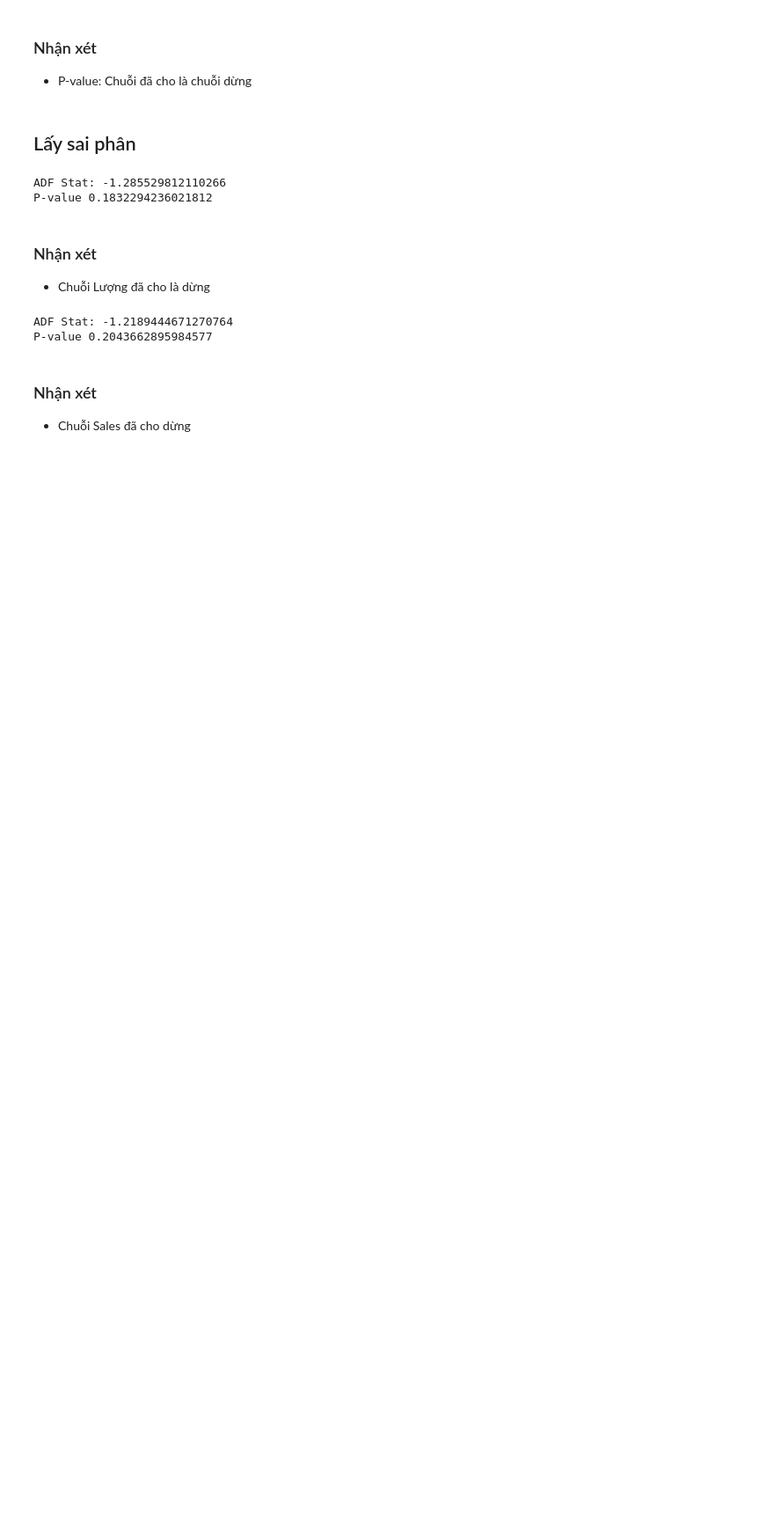
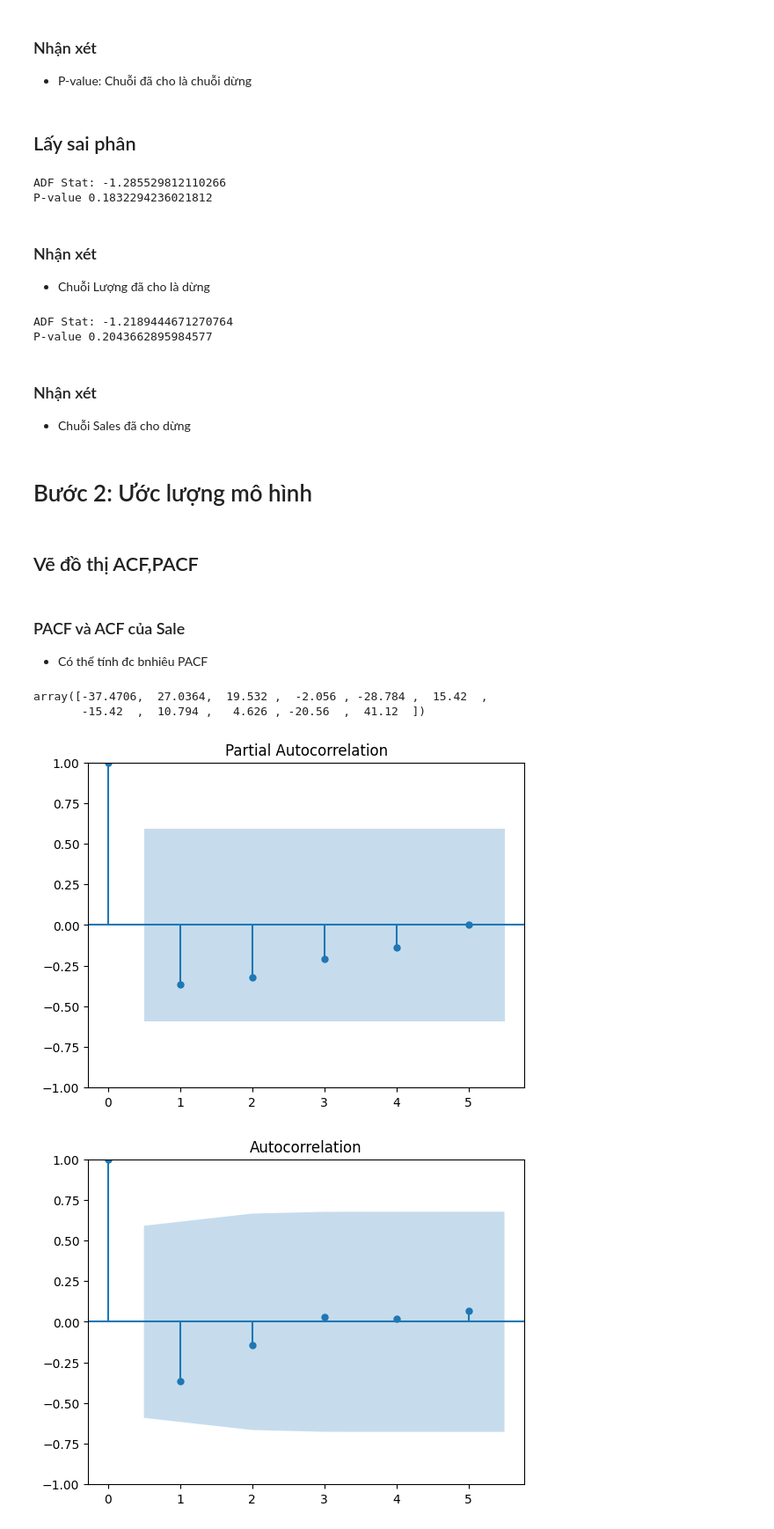
Before and after one commit to thainq1402/ATS, a Jupyter notebook: Notebook/EDA_Sales.ipynb, the cells around one changed output. Shown: that part at 88% size. Drawn from its saved outputs; the diff is of its cells as text; code cells hidden in the pictures; blank space fills up the shorter version.

Commit message:
EDA Chuỗi sale

```diff
--- a/EDA_Sales.ipynb
+++ b/Notebook/EDA_Sales.ipynb
@@ -141,7 +144,8 @@ P-value 0.1832294236021812
 ### Nhận xét
 - Chuỗi Lượng đã cho là dừng
 # %%
-adf4= adfuller(np.diff(sale['Sale']),regression = 'n', maxlag = 4)
+sale_sale = np.diff(sale['Sale'])
+adf4= adfuller(sale_sale,regression = 'n', maxlag = 4)
 print(f"ADF Stat: {adf4[0]}")
 print(f"P-value {adf4[1]}")
 # %% [output]
@@ -150,3 +154,21 @@ P-value 0.2043662895984577
 # %% [markdown]
 ### Nhận xét
 - Chuỗi Sales đã cho dừng
+# %% [markdown]
+# Bước 2: Ước lượng mô hình
+# %% [markdown]
+## Vẽ đồ thị ACF,PACF
+# %% [markdown]
+### PACF và ACF của Sale
+- Có thể tính đc bnhiêu PACF
+# %%
+sale_sale
+# %% [output]
+array([-37.4706,  27.0364,  19.532 ,  -2.056 , -28.784 ,  15.42  ,
+       -15.42  ,  10.794 ,   4.626 , -20.56  ,  41.12  ])
+# %%
+plot_acf(sale_sale, lags = 5)
+plot_pacf(sale_sale, lags = 5)
+# %% [output]
+[figure, added]
+[figure, added]
```
Also changed, not shown: parts of 4 cells of this notebook, 10 other files.
